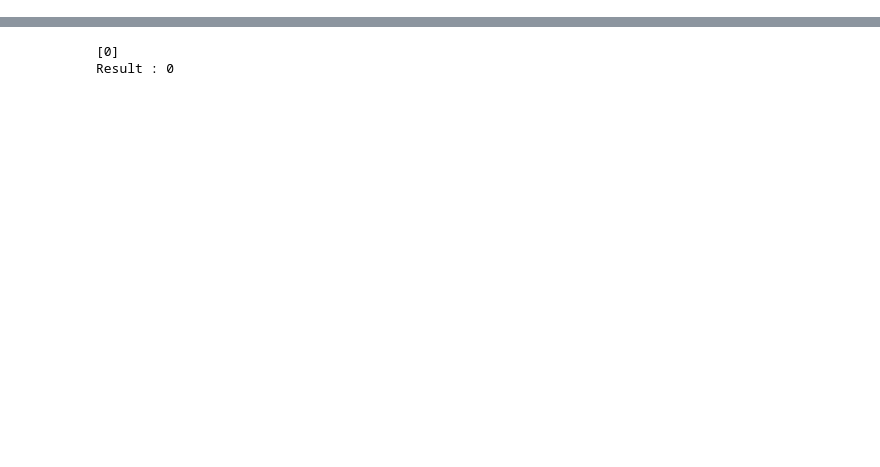
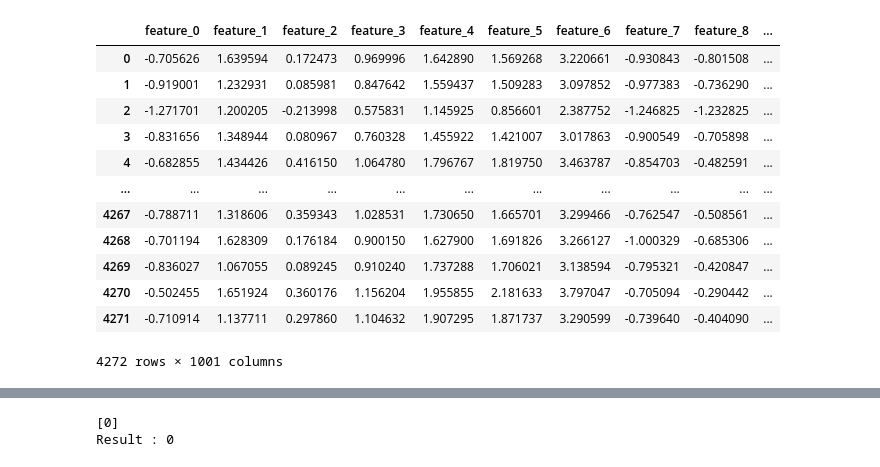
Before and after one commit to ivanpakpahan27/KNN-Klasifikasi-Dataset-Fruit, a Jupyter notebook: Main.ipynb, the cells around one changed output, grey strips where cells are left out. Cells and saved outputs as stored; diff of their text form; code cells hidden in the pictures; blank space fills up the shorter version.

```diff
--- a/Main.ipynb
+++ b/Main.ipynb
@@ -33 +11,17 @@ data_test.fillna(0)
+# %%
+data_train
+# %% [output]
+|  | feature_0 | feature_1 | feature_2 | feature_3 | feature_4 | feature_5 | feature_6 | feature_7 | feature_8 | ... |
+| 0 | -0.705626 | 1.639594 | 0.172473 | 0.969996 | 1.642890 | 1.569268 | 3.220661 | -0.930843 | -0.801508 | ... |
+| 1 | -0.919001 | 1.232931 | 0.085981 | 0.847642 | 1.559437 | 1.509283 | 3.097852 | -0.977383 | -0.736290 | ... |
+| 2 | -1.271701 | 1.200205 | -0.213998 | 0.575831 | 1.145925 | 0.856601 | 2.387752 | -1.246825 | -1.232825 | ... |
+| 3 | -0.831656 | 1.348944 | 0.080967 | 0.760328 | 1.455922 | 1.421007 | 3.017863 | -0.900549 | -0.705898 | ... |
+| 4 | -0.682855 | 1.434426 | 0.416150 | 1.064780 | 1.796767 | 1.819750 | 3.463787 | -0.854703 | -0.482591 | ... |
+| ... | ... | ... | ... | ... | ... | ... | ... | ... | ... | ... |
+| 4267 | -0.788711 | 1.318606 | 0.359343 | 1.028531 | 1.730650 | 1.665701 | 3.299466 | -0.762547 | -0.508561 | ... |
+| 4268 | -0.701194 | 1.628309 | 0.176184 | 0.900150 | 1.627900 | 1.691826 | 3.266127 | -1.000329 | -0.685306 | ... |
+| 4269 | -0.836027 | 1.067055 | 0.089245 | 0.910240 | 1.737288 | 1.706021 | 3.138594 | -0.795321 | -0.420847 | ... |
+| 4270 | -0.502455 | 1.651924 | 0.360176 | 1.156204 | 1.955855 | 2.181633 | 3.797047 | -0.705094 | -0.290442 | ... |
+| 4271 | -0.710914 | 1.137711 | 0.297860 | 1.104632 | 1.907295 | 1.871737 | 3.290599 | -0.739640 | -0.404090 | ... |
+4272 rows × 1001 columns
 # %%
```
Also changed, not shown: parts of 10 cells of this notebook, 2 other files.
